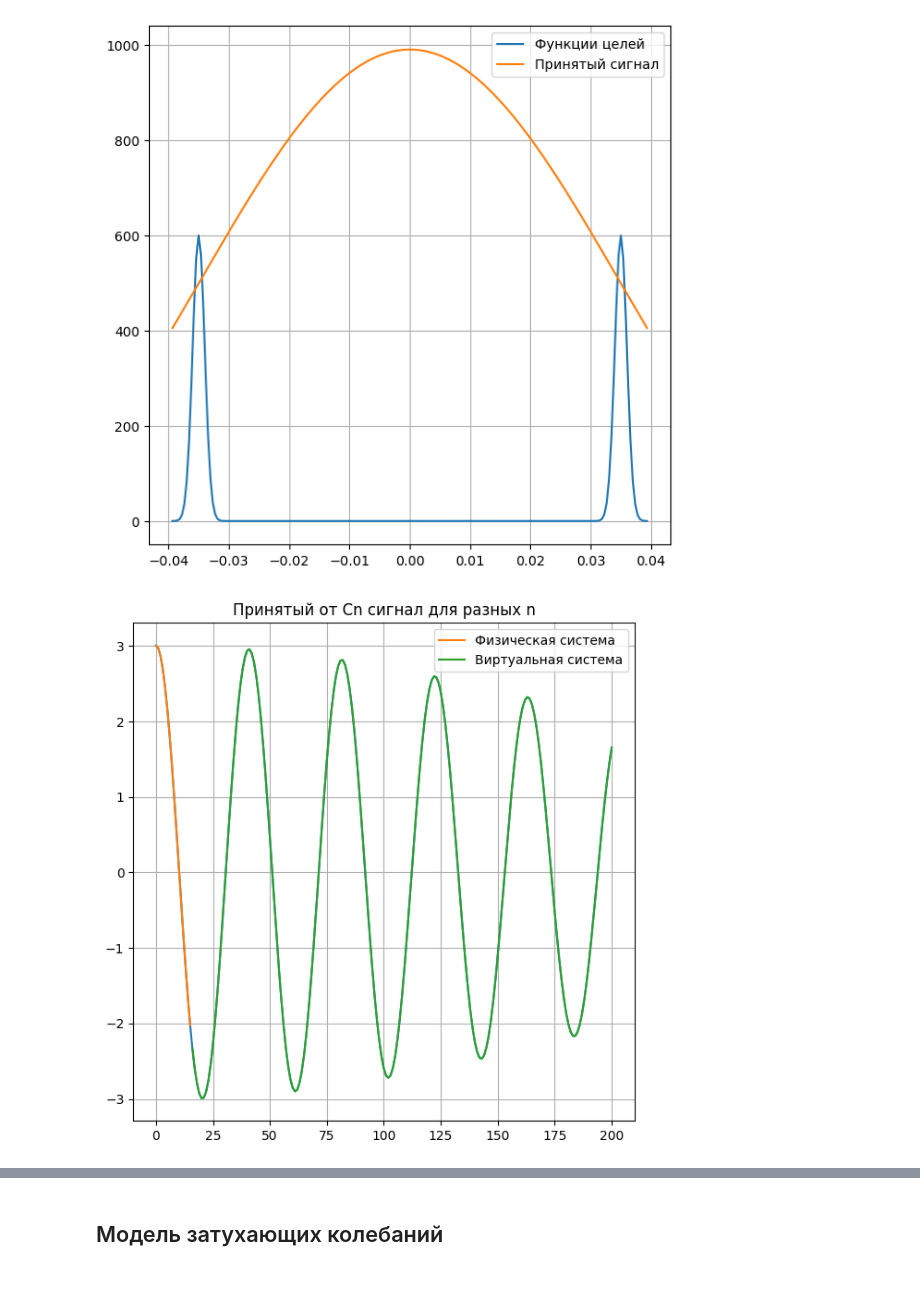
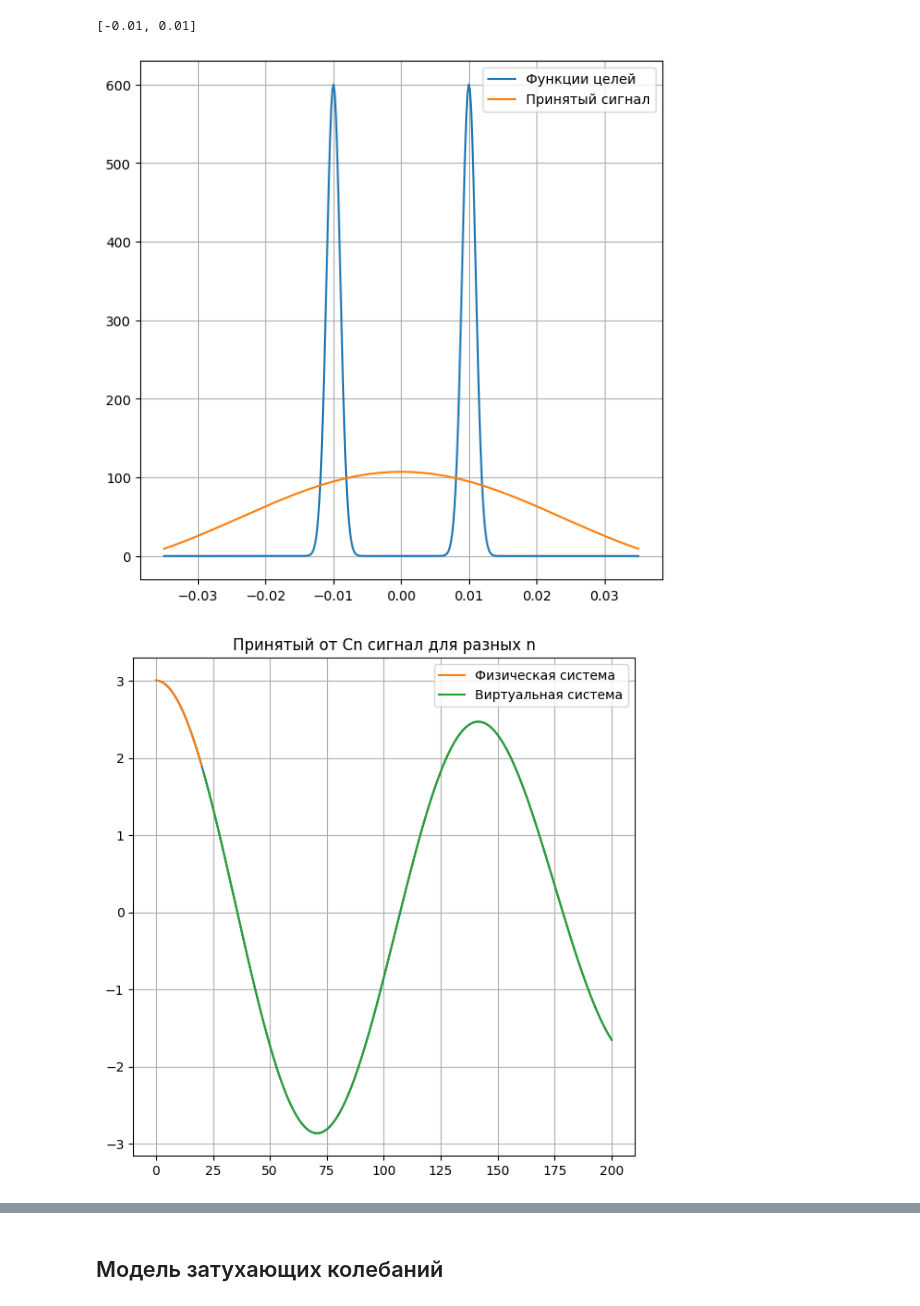
Before and after one commit to qwerty29544/superresolution_nn, a Jupyter notebook: ipynb/nonlinear_expsin_model.ipynb, the cells around one changed output, grey strips where cells are left out. Drawn from its saved outputs; the diff is of its cells as text; code cells hidden in the pictures.

```diff
--- a/ipynb/nonlinear_expsin_model.ipynb
+++ b/ipynb/nonlinear_expsin_model.ipynb
@@ -103,7 +98,7 @@ def find_maxes(array, filter_maxes = False, filter_level = 1/np.sqrt(2)):
     return (np.array(maxes_pos), np.array(maxes_values))
 # %%
 # Количество приемных устройств
-K = 15
+K = 20
 
 # Расстояние между приемниками
 d = 0.7
@@ -123,11 +118,11 @@ ND = 1
 rad_in_grad = 180 / np.pi
 
 # Отход от центра наблюдения целей
-s = 1/ (0.82 * (M + 1) * d * 2)
+s = 1/ (M)
 s1 = 1.4 * s
 dt = 0.1 * s
 ds = 0.2 * s
-ds1 = 0.01 * s1
+ds1 = 0.005 * s1
 sss = 0.01
 
 # Сетки
@@ -136,16 +131,39 @@ a = np.arange(-s1, s1 + ds1, ds1)
 a1 = np.arange(0, 0.125 * k + ds, ds)
 # %%
 magnitude = 600
-targets = [-0.035, 0.035]
+targets = [-0.01, 0.01]
+
+# Функция распределения целей в угловом разрешении ------------------------
+Idel = lambda t: signal_func(t, pos = targets, magnitude = magnitude)
+
+
+def integrand(t, alpha):
+    return np.real(Fexp(t - alpha)) * Idel(t)
+
+
+def U00(a):
+    return integrate.quad(integrand, -s1, s1, args = (a, ))[0]
+
+
+vec_U00 = np.vectorize(U00)
+
+
+
+Cn_real = int_func(func=integrand_Cn, lower = -1, upper=1, N = 20000, n = np.arange(0, K+1))
+Result_Real = CnU(a, Cn_real)
+# %%
+targets
+# %% [output]
+[-0.01, 0.01]
 # %%
 plt.figure(**fig_params)
 plt.plot(a, Idel(a), label = "Функции целей")
-plt.plot(a, vec_U00(a), label = "Принятый сигнал")
+plt.plot(a, np.real(Result_Real), label = "Принятый сигнал")
 plt.legend()
 plt.grid()
 plt.show()
 # %% [output]
-[figure, old version]
+[figure, new version]
 # %%
 NP = 200
 NPa = np.arange(0, NP + 1)
@@ -163,4 +181,4 @@ plt.plot(NPa[K+1:], CR, label = "Виртуальная система")
 plt.legend()
 plt.grid()
 # %% [output]
-[figure, old version]
+[figure, new version]
```
Also changed, not shown: parts of 30 cells of this notebook.
